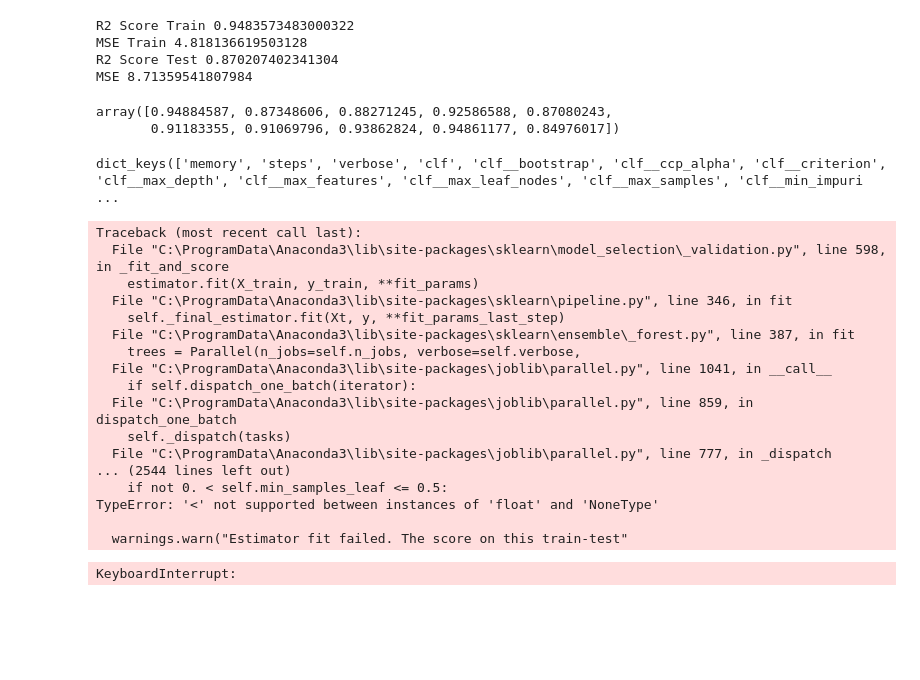
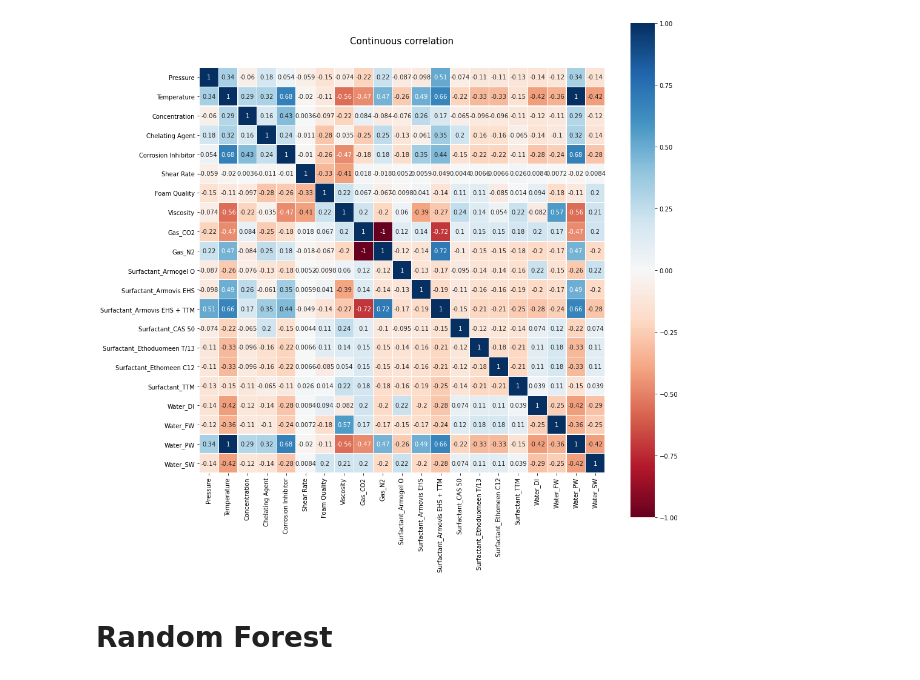
Before and after one commit to MattRHall/Oil-Viscoscity-Modelling-ANN, a Jupyter notebook: Random_Forrest.ipynb, the cells around one changed output. Drawn from its saved outputs; the diff is of its cells as text; code cells hidden in the pictures; blank space fills up the shorter version.

```diff
--- a/Random_Forrest.ipynb
+++ b/Random_Forrest.ipynb
@@ -55,0 +55,8 @@ df.head(5)
+# %%
+df2 = pd.get_dummies(df, columns=["Gas", "Surfactant", "Water Type"], prefix=["Gas", "Surfactant", "Water"], drop_first = False)
+
+df2['Concentration']=df2['Concentration'].apply(remove_pc)
+df2['Corrosion Inhibitor']=df2['Corrosion Inhibitor'].apply(remove_pc)
+df2['Chelating Agent']=df2['Chelating Agent'].apply(remove_pc)
+
+df2 = df2.astype("float")
@@ -56 +68,8 @@ df.head(5)
+# %%
+data_analysis = data_analyser(df2)
+data_analysis.continuous_correlation(figsize=(15,15))
+# %% [output]
+[figure, added]
+# %% [markdown]
+# Random Forest
 # %%
@@ -59,59 +78,12 @@ X = df.loc[:, df.columns!='Viscosity'].values
-# %%
-# Simple Test
-X_train, X_test, y_train, y_test=train_test_split(X,y,test_size=0.25)
-pipeline = Pipeline([('clf', RandomForestRegressor(n_estimators = 1000, criterion="mse", max_depth=5))])
-model = pipeline.fit(X_train, y_train)
-
-predictions_train = model.predict(X_train)
-print(f'R2 Score Train {r2_score(y_train, predictions_train)}')
-print(f'MSE Train {mean_squared_error(y_train, predictions_train)}')
-
-predictions_test = model.predict(X_test)
-print(f'R2 Score Test {r2_score(y_test, predictions_test)}')
-print(f'MSE {mean_squared_error(y_test, predictions_test)}')
-# %% [output]
-R2 Score Train 0.9483573483000322
-MSE Train 4.818136619503128
-R2 Score Test 0.870207402341304
-MSE 8.71359541807984
 # %%
-X_train, X_test, y_train, y_test=train_test_split(X,y,test_size=0.15, shuffle=True)
-pipeline = Pipeline([('clf', RandomForestRegressor())])
+X_train, X_test, y_train, y_test=train_test_split(X,y,test_size=0.2, shuffle = True)
+pipeline = Pipeline([('clf', RandomForestRegressor(n_estimators = 1000, criterion="mse"))])
+param_grid = {'clf__n_estimators':[1000],
+              'clf__max_features': [None, 2,4,6,8,10,12,14],
+              'clf__max_depth': [None, 3,5,7]}
 
-cross_val_score(pipeline, X_train, y_train, cv=10)
+grid = GridSearchCV(pipeline, param_grid)
+grid.fit(X_train, y_train)
-# %% [output]
-array([0.94884587, 0.87348606, 0.88271245, 0.92586588, 0.87080243,
-       0.91183355, 0.91069796, 0.93862824, 0.94861177, 0.84976017])
-# %%
-pipeline.get_params().keys()
-# %% [output]
-dict_keys(['memory', 'steps', 'verbose', 'clf', 'clf__bootstrap', 'clf__ccp_alpha', 'clf__criterion', 'clf__max_depth', 'clf__max_features', 'clf__max_leaf_nodes', 'clf__max_samples', 'clf__min_impuri ...
-# %%
-param_grid = {'clf__n_estimators':[1000],
-              'clf__max_depth': [None, 5, 10, 15],
-              'clf__max_leaf_nodes': [None, 5, 10, 15],
-              'clf__min_samples_leaf': [None, 5, 10, 15]}
-grid = GridSearchCV(pipeline, param_grid)
-grid.fit(X_train, y_train)
-# %% [output]
-Traceback (most recent call last):
-  File "C:\ProgramData\Anaconda3\lib\site-packages\sklearn\model_selection\_validation.py", line 598, in _fit_and_score
-    estimator.fit(X_train, y_train, **fit_params)
-  File "C:\ProgramData\Anaconda3\lib\site-packages\sklearn\pipeline.py", line 346, in fit
-    self._final_estimator.fit(Xt, y, **fit_params_last_step)
-  File "C:\ProgramData\Anaconda3\lib\site-packages\sklearn\ensemble\_forest.py", line 387, in fit
-    trees = Parallel(n_jobs=self.n_jobs, verbose=self.verbose,
-  File "C:\ProgramData\Anaconda3\lib\site-packages\joblib\parallel.py", line 1041, in __call__
-    if self.dispatch_one_batch(iterator):
-  File "C:\ProgramData\Anaconda3\lib\site-packages\joblib\parallel.py", line 859, in dispatch_one_batch
-    self._dispatch(tasks)
-  File "C:\ProgramData\Anaconda3\lib\site-packages\joblib\parallel.py", line 777, in _dispatch
-... (2544 lines left out)
-    if not 0. < self.min_samples_leaf <= 0.5:
-TypeError: '<' not supported between instances of 'float' and 'NoneType'
-
-  warnings.warn("Estimator fit failed. The score on this train-test"
-KeyboardInterrupt:
 # %%
 grid.best_params_
 # %% [output]
```
Also changed, not shown: parts of 22 cells of this notebook, 3 other files.
